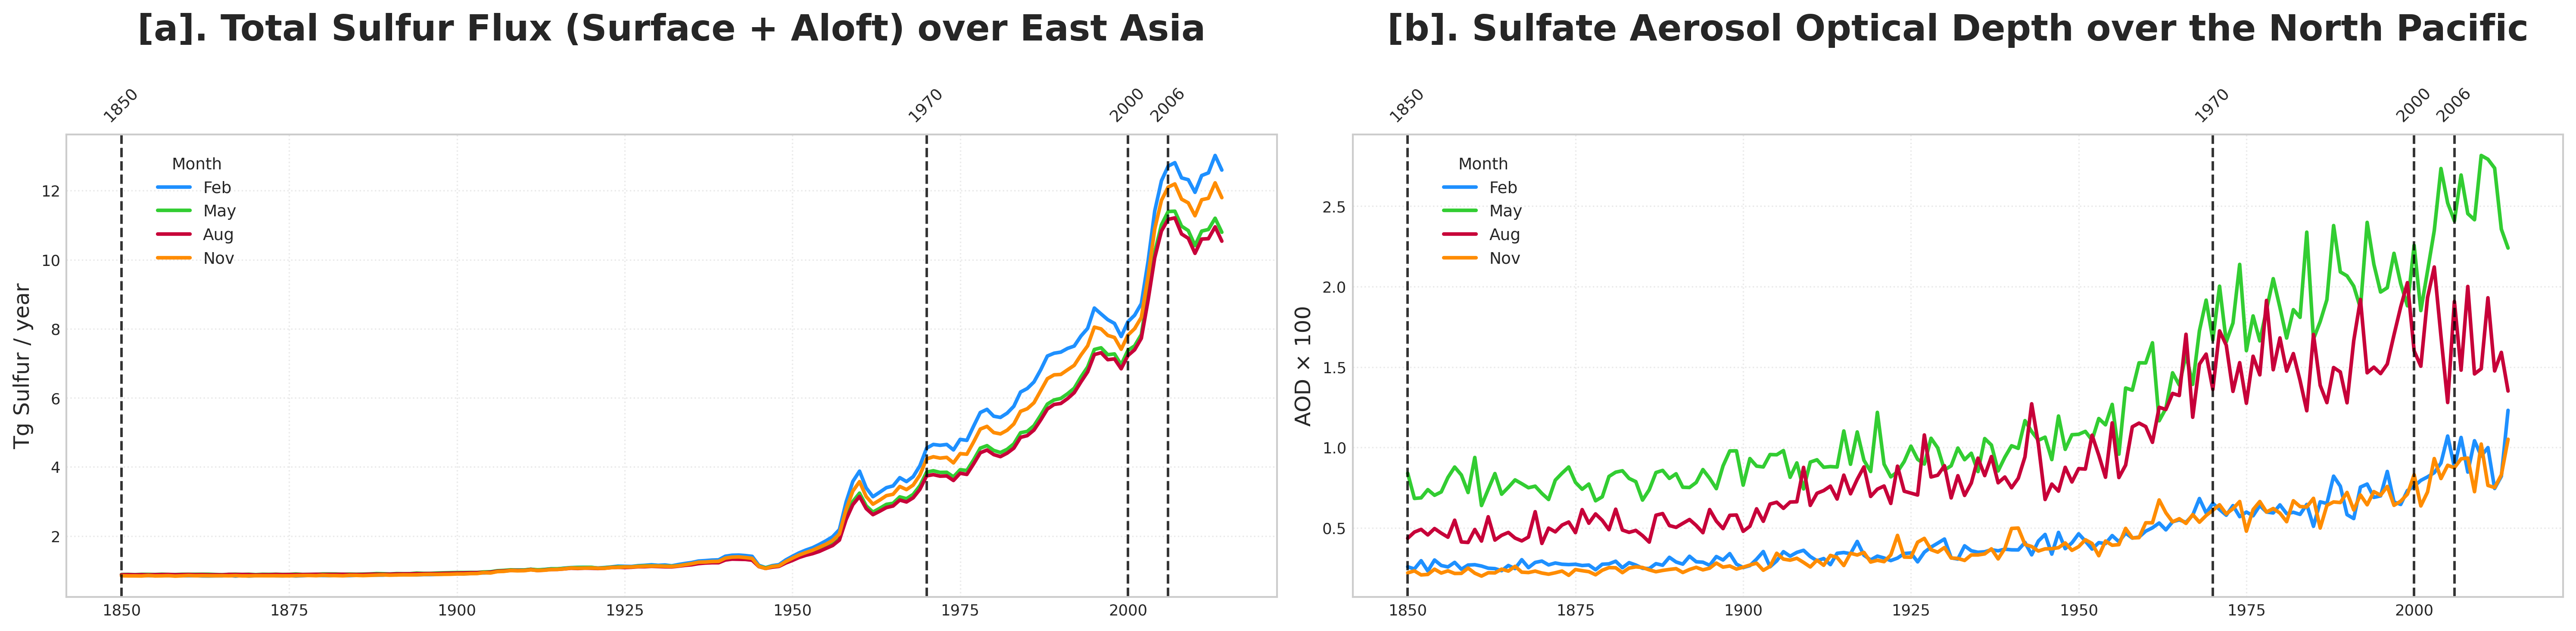
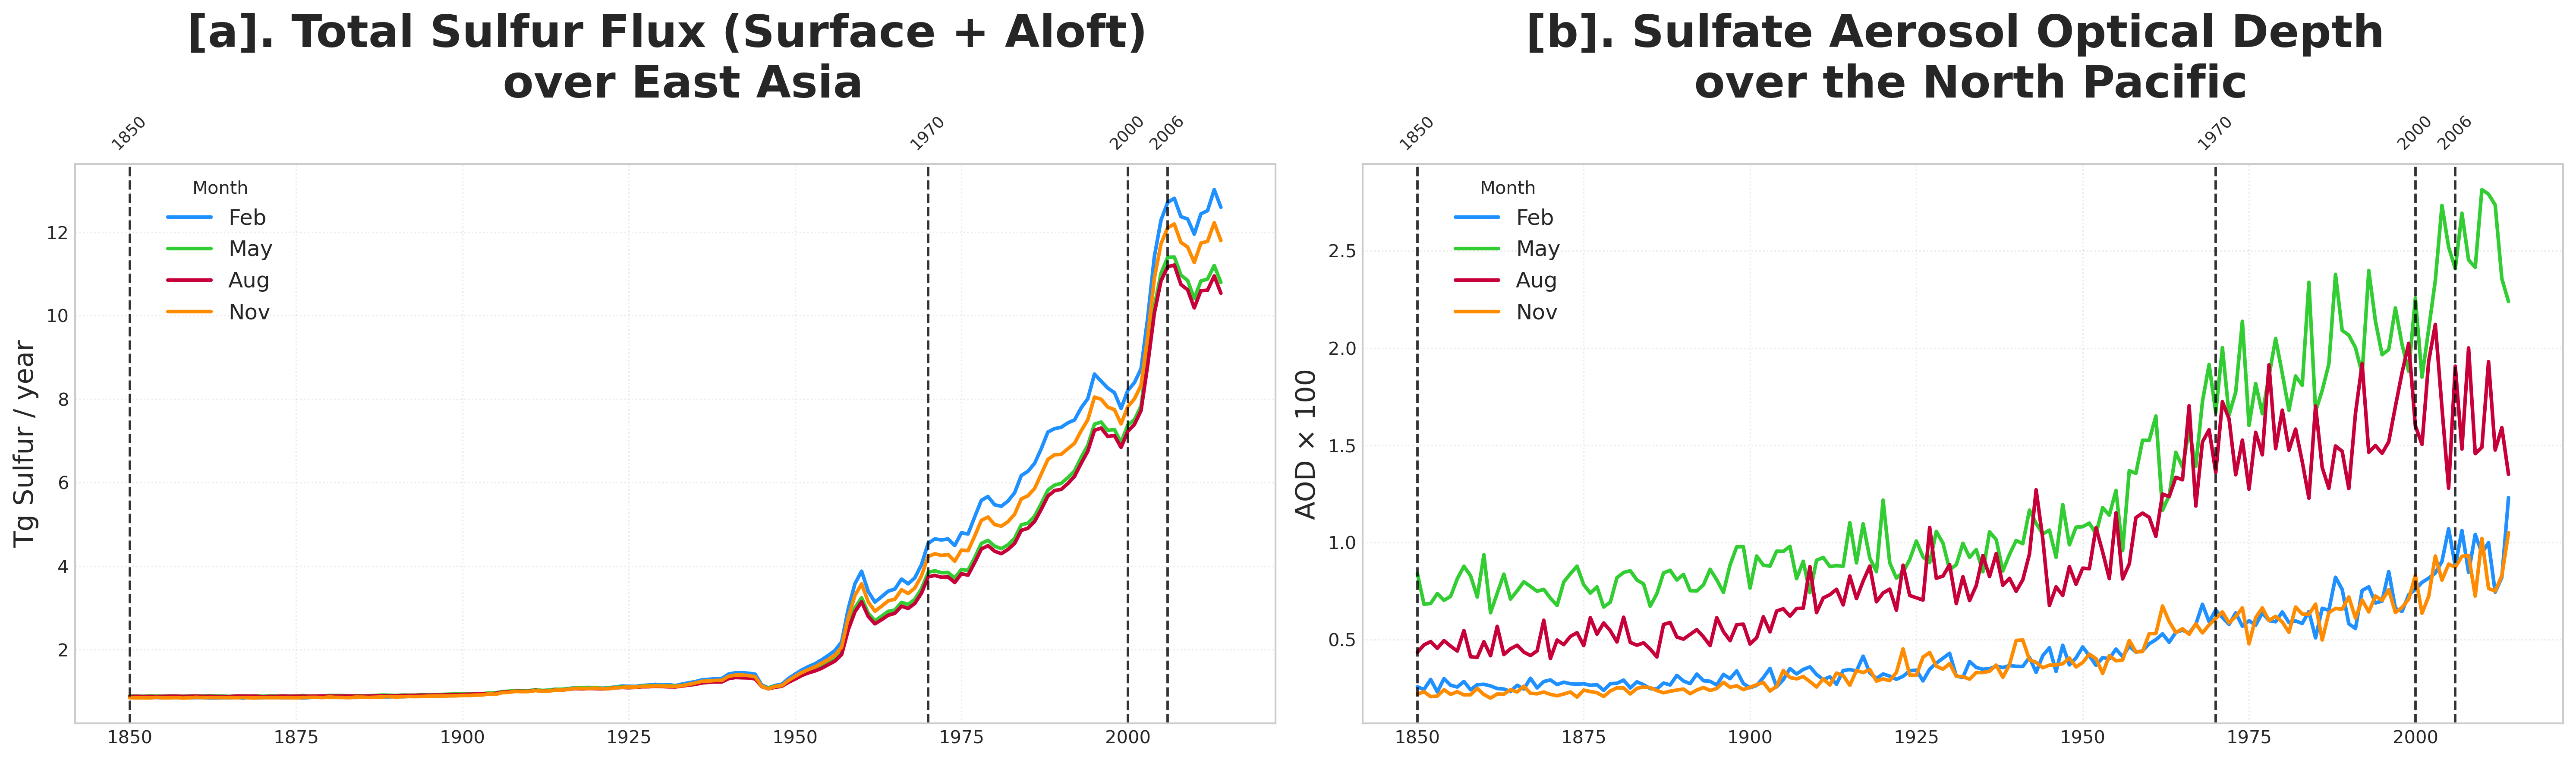
The change to this notebook cell's code, shown as a diff; its figure went from the first image to the second:
--- before
+++ after
@@ -23,5 +23,5 @@
 # Create figure
 # ---------------------------------------------------------
-fig, axs = plt.subplots(1, 2, figsize=(20, 5), dpi=300, sharex=True)
+fig, axs = plt.subplots(1, 2, figsize=(20, 6), dpi=300, sharex=True)
 
 # =========================================================
@@ -31,5 +31,5 @@
     axs[0].plot(arr.time.dt.year, arr * multiplier, label=label, color=label_to_color[label])
 
-axs[0].set_ylabel("Tg Sulfur / year", fontsize=12)
+axs[0].set_ylabel("Tg Sulfur / year", fontsize=15)
 axs[0].grid(linestyle=':', alpha=0.4)
 
@@ -45,5 +45,5 @@
     axs[1].plot(arr.time.dt.year, arr * 100, label=label, color=label_to_color[label])
 
-axs[1].set_ylabel("AOD × 100", fontsize=12)
+axs[1].set_ylabel("AOD × 100", fontsize=15)
 axs[1].grid(linestyle=':', alpha=0.4)
 
@@ -72,14 +72,14 @@
 # TITLES ABOVE EVERYTHING
 # =========================================================
-axs[0].set_title("[a]. Total Sulfur Flux (Surface + Aloft) over East Asia",fontsize=20, y=1.18)
+axs[0].set_title("[a]. Total Sulfur Flux (Surface + Aloft) \n over East Asia",fontsize=25, y=1.1)
 
-axs[1].set_title("[b]. Sulfate Aerosol Optical Depth over the North Pacific",fontsize=20, y=1.18)
+axs[1].set_title("[b]. Sulfate Aerosol Optical Depth \n over the North Pacific",fontsize=25, y=1.1)
 
 # ---------------------------------------------------------
 # Legends
 # ---------------------------------------------------------
-axs[0].legend(title="Month", loc=(0.07, 0.7), fontsize=9)
+axs[0].legend(title="Month", loc=(0.07, 0.7), fontsize=12)
 
-axs[1].legend(title="Month", loc=(0.07, 0.7), fontsize=9)
+axs[1].legend(title="Month", loc=(0.07, 0.7), fontsize=12)
 
 # ---------------------------------------------------------
@@ -87,4 +87,4 @@
 # ---------------------------------------------------------
 plt.tight_layout()
-
+plt.savefig('/glade/u/home/jzweifel/jupyter_workspaces/Masters_paper_analysis/notebooks/figures/Figure_02/Figure_02.png')
 plt.show()

Commit: update figure_02